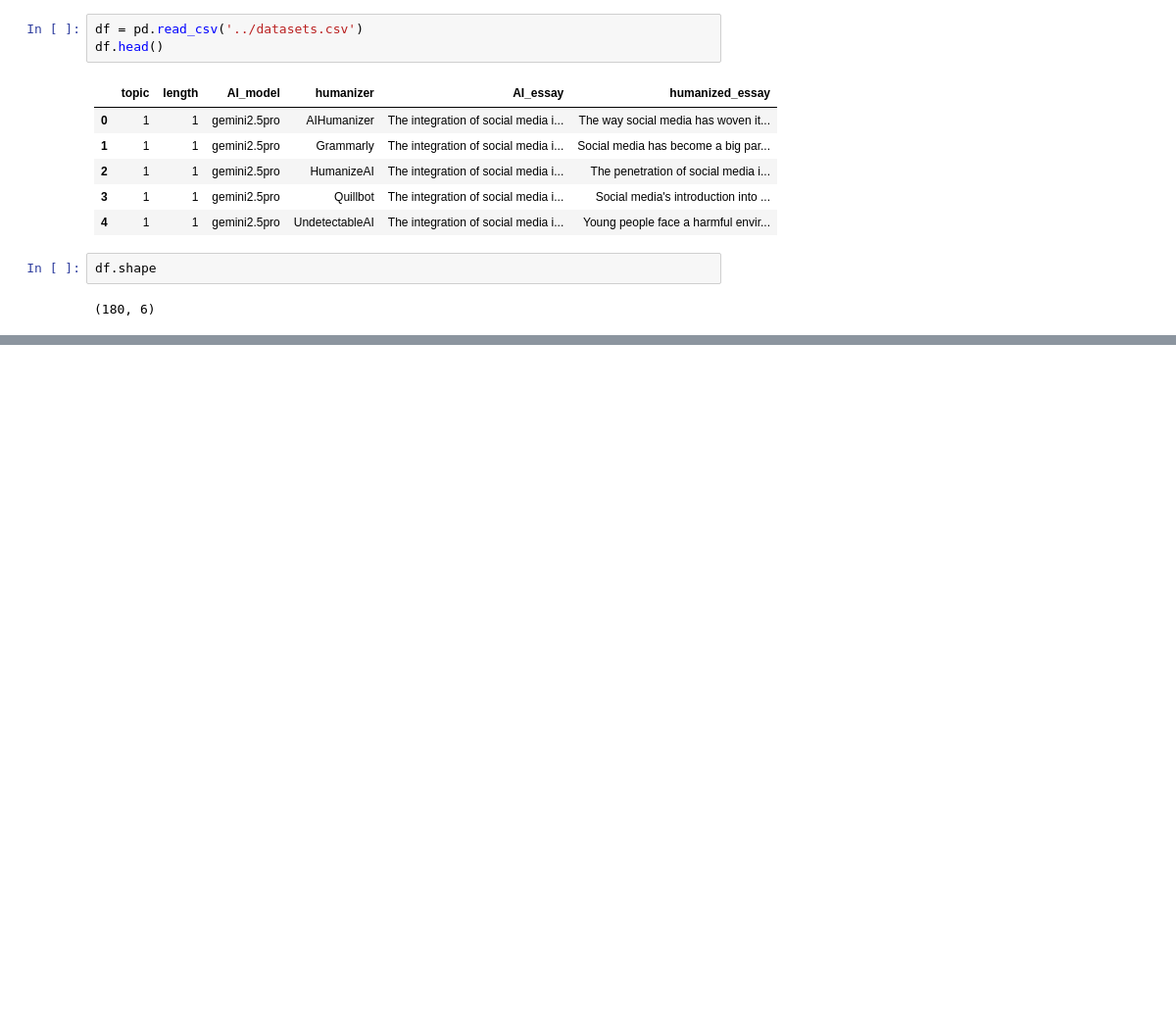
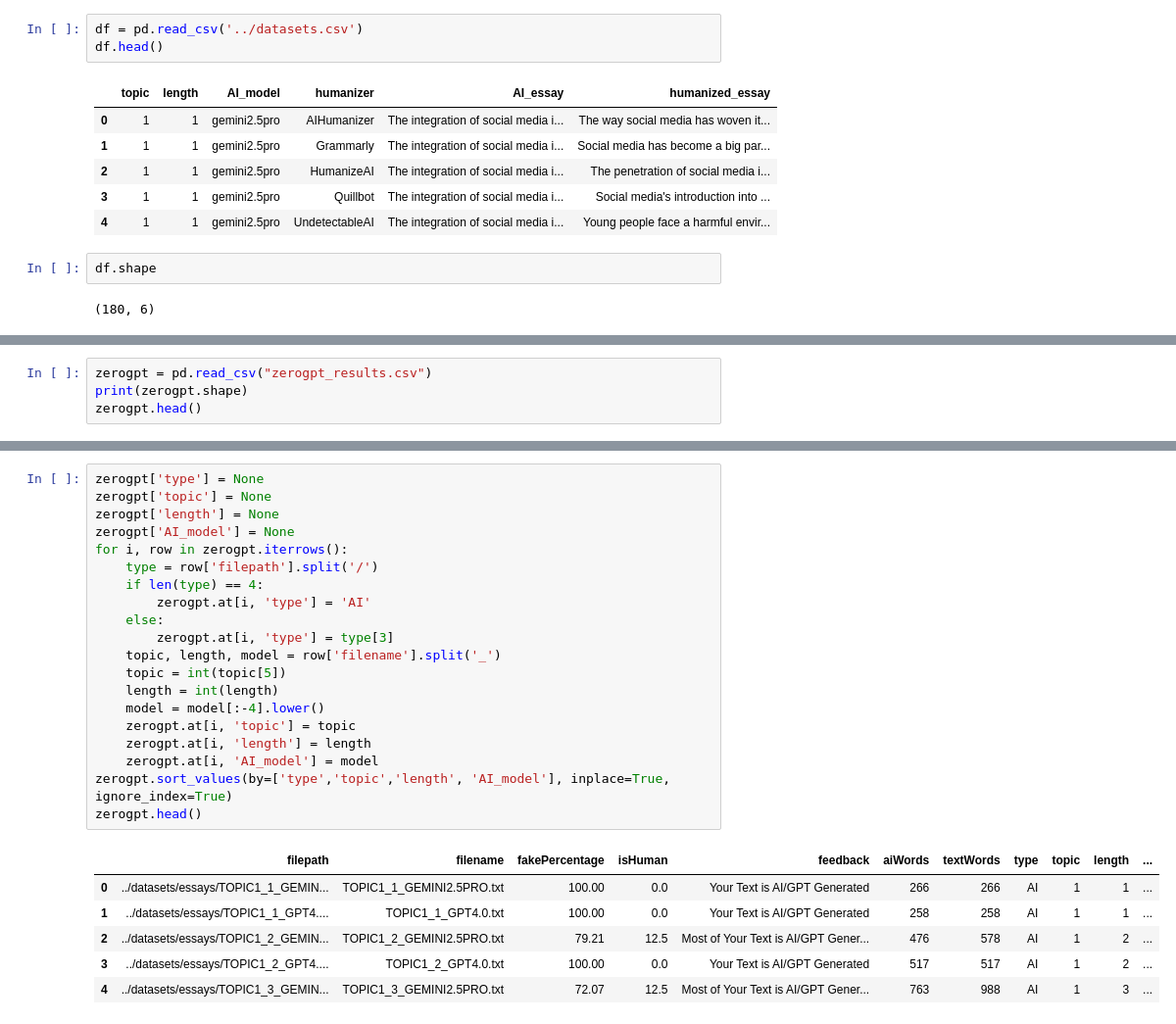
Before and after one commit to warit-tee/FYP, a Jupyter notebook: detectability/detect-results.ipynb, the cells around one changed output, grey strips where cells are left out. Shown at 98% size. Drawn from its saved outputs; the diff is of its cells as text; blank space fills up the shorter version.

Commit message:
combine all detectability results

```diff
--- a/detectability/detect-results.ipynb
+++ b/detectability/detect-results.ipynb
@@ -22,0 +82,4 @@ df.loc[0, 'AI_essay']
+# %%
+zerogpt = pd.read_csv("zerogpt_results.csv")
+print(zerogpt.shape)
+zerogpt.head()
@@ -22,0 +94,27 @@ df.loc[0, 'AI_essay']
+# %%
+zerogpt['type'] = None
+zerogpt['topic'] = None
+zerogpt['length'] = None
+zerogpt['AI_model'] = None
+for i, row in zerogpt.iterrows():
+    type = row['filepath'].split('/')
+    if len(type) == 4:
+        zerogpt.at[i, 'type'] = 'AI'
+    else:
+        zerogpt.at[i, 'type'] = type[3]
+    topic, length, model = row['filename'].split('_')
+    topic = int(topic[5])
+    length = int(length)
+    model = model[:-4].lower()
+    zerogpt.at[i, 'topic'] = topic
+    zerogpt.at[i, 'length'] = length
+    zerogpt.at[i, 'AI_model'] = model
+zerogpt.sort_values(by=['type','topic','length', 'AI_model'], inplace=True, ignore_index=True)
+zerogpt.head()
+# %% [output]
+|  | filepath | filename | fakePercentage | isHuman | feedback | aiWords | textWords | type | topic | length | ... |
+| 0 | ../datasets/essays/TOPIC1_1_GEMIN... | TOPIC1_1_GEMINI2.5PRO.txt | 100.00 | 0.0 | Your Text is AI/GPT Generated | 266 | 266 | AI | 1 | 1 | ... |
+| 1 | ../datasets/essays/TOPIC1_1_GPT4.... | TOPIC1_1_GPT4.0.txt | 100.00 | 0.0 | Your Text is AI/GPT Generated | 258 | 258 | AI | 1 | 1 | ... |
+| 2 | ../datasets/essays/TOPIC1_2_GEMIN... | TOPIC1_2_GEMINI2.5PRO.txt | 79.21 | 12.5 | Most of Your Text is AI/GPT Gener... | 476 | 578 | AI | 1 | 2 | ... |
+| 3 | ../datasets/essays/TOPIC1_2_GPT4.... | TOPIC1_2_GPT4.0.txt | 100.00 | 0.0 | Your Text is AI/GPT Generated | 517 | 517 | AI | 1 | 2 | ... |
+| 4 | ../datasets/essays/TOPIC1_3_GEMIN... | TOPIC1_3_GEMINI2.5PRO.txt | 72.07 | 12.5 | Most of Your Text is AI/GPT Gener... | 763 | 988 | AI | 1 | 3 | ... |
```
Also changed, not shown: parts of 24 cells of this notebook, 5 other files.
